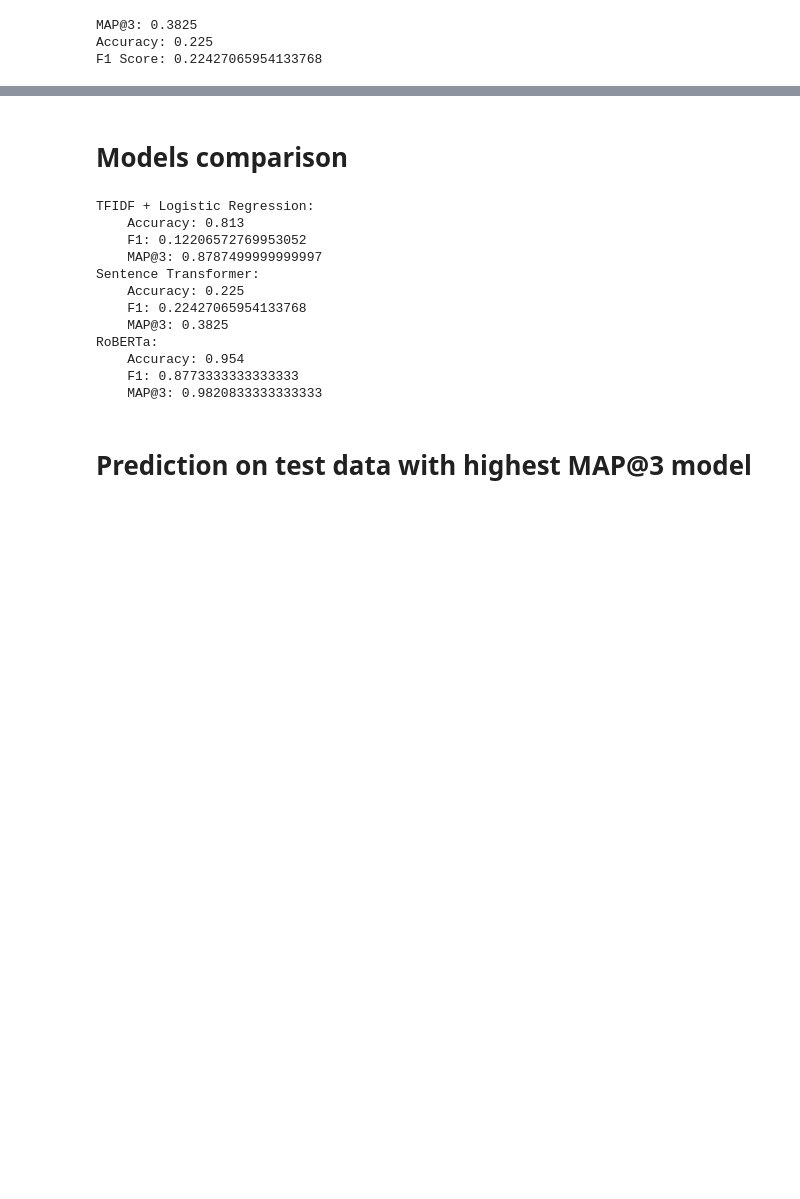
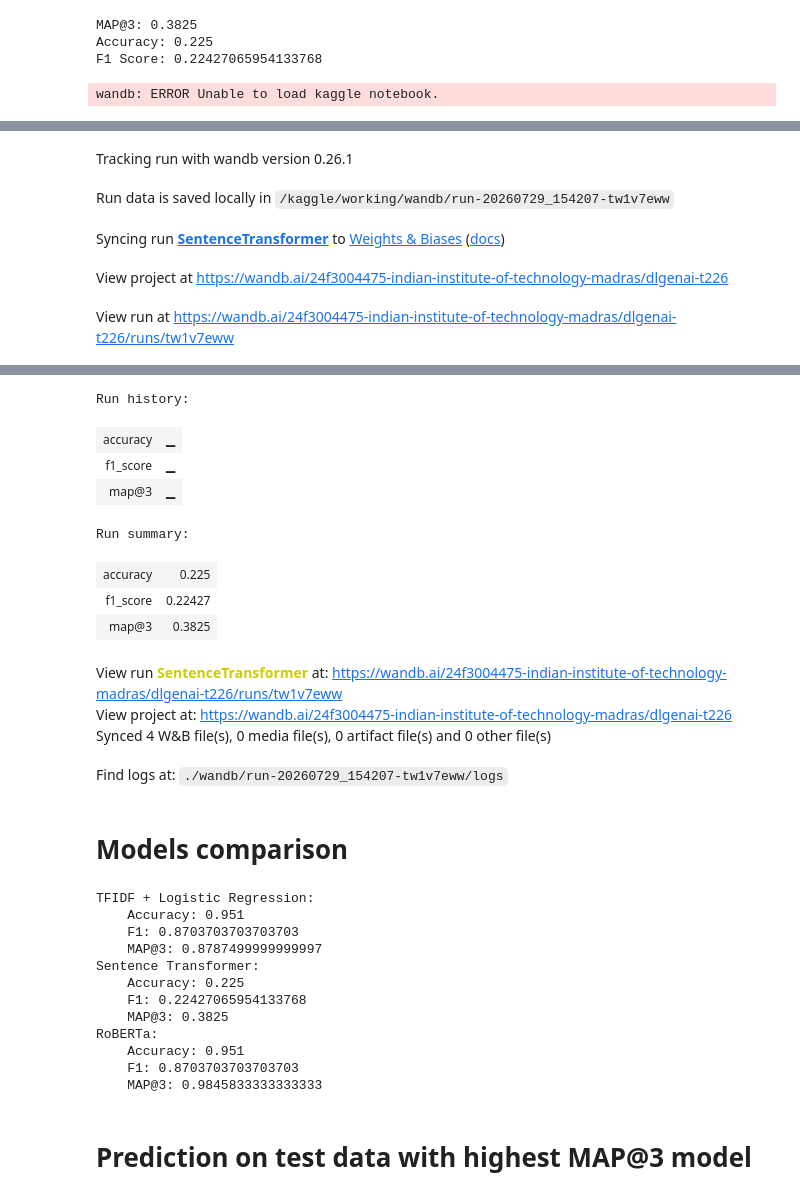
Before and after one commit to SatwikaR-2528/smart-mcq-solver, a Jupyter notebook: DL-24f3004475-notebook-t22026.ipynb, the cells around one changed output, grey strips where cells are left out. Cells and saved outputs as stored; diff of their text form; code cells hidden in the pictures; blank space fills up the shorter version.

```diff
--- a/DL-24f3004475-notebook-t22026.ipynb
+++ b/DL-24f3004475-notebook-t22026.ipynb
@@ -120,12 +120,12 @@ for i in range(0, len(probs), rows_per_q):
     correct_idx = np.argmax(labels_test[i:i+5])
     true_ans.append(options[correct_idx])
 
-def map3(true_answers, predicted_options, k=3):
+def map3(actual, predicted):
     score = 0
-    for actual, preds in zip(true_answers, predicted_options):
-        if actual in preds[:k]:
-            score += 1.0 / (preds.index(actual) + 1)
-    return score / len(true_answers)
+    for a, p in zip(actual, predicted):
+        if a in p:
+            score += 1 / (p.index(a) + 1)
+    return score / len(actual)
 map3_score = map3(true_ans, pred_opt)
 print("MAP@3:", map3_score)
 # %% [output]
@@ -266,14 +303,6 @@ positive_probs = probs[:, 1]
 rows_per_q = 5
 pred_opt = []
 true_ans = []
-
-def map3(actual, predicted):
-    score = 0
-    for a, p in zip(actual, predicted):
-        if a in p:
-            score += 1 / (p.index(a) + 1)
-    return score / len(actual)
-
 for i in range(0, len(positive_probs), rows_per_q):
     q_probs = positive_probs[i:i+5]
     ranked_indices = np.argsort(q_probs)[::-1]
@@ -347,7 +396,9 @@ wandb.init( project="dlgenai-t226",
             config={"Model": "Sentence Transformer",
                     "Embedding Model": "all-MiniLM-L6-v2",
                     "Similarity Metric": "Cosine Similarity"})
-wandb.log({"accuracy": acc,
-            "f1_score": f1,
+wandb.log({"accuracy": acc_s,
+            "f1_score": f1_s,
             "map@3": map3_s})
 wandb.finish()
+# %% [output]
+wandb: ERROR Unable to load kaggle notebook.
@@ -353,0 +406,5 @@ wandb.finish()
+Tracking run with wandb version 0.26.1
+Run data is saved locally in /kaggle/working/wandb/run-20260729_154207-tw1v7eww
+Syncing run SentenceTransformer to Weights & Biases (docs)
+View project at https://wandb.ai/24f3004475-indian-institute-of-technology-madras/dlgenai-t226
+View run at https://wandb.ai/24f3004475-indian-institute-of-technology-madras/dlgenai-t226/runs/tw1v7eww
@@ -354,3 +412,15 @@ wandb.finish()
+Run history:
+| accuracy | ▁ |
+| f1_score | ▁ |
+| map@3 | ▁ |
+Run summary:
+| accuracy | 0.225 |
+| f1_score | 0.22427 |
+| map@3 | 0.3825 |
+View run SentenceTransformer at: https://wandb.ai/24f3004475-indian-institute-of-technology-madras/dlgenai-t226/runs/tw1v7eww
+View project at: https://wandb.ai/24f3004475-indian-institute-of-technology-madras/dlgenai-t226
+Synced 4 W&B file(s), 0 media file(s), 0 artifact file(s) and 0 other file(s)
+Find logs at: ./wandb/run-20260729_154207-tw1v7eww/logs
 # %% [markdown]
 # Models comparison
 # %%
@@ -370,17 +440,17 @@ print("    F1:", f1)
 print("    MAP@3:", map3_r)
 # %% [output]
 TFIDF + Logistic Regression:
-    Accuracy: 0.813
-    F1: 0.12206572769953052
+    Accuracy: 0.951
+    F1: 0.8703703703703703
     MAP@3: 0.8787499999999997
 Sentence Transformer:
     Accuracy: 0.225
     F1: 0.22427065954133768
     MAP@3: 0.3825
 RoBERTa:
-    Accuracy: 0.954
-    F1: 0.8773333333333333
-    MAP@3: 0.9820833333333333
+    Accuracy: 0.951
+    F1: 0.8703703703703703
+    MAP@3: 0.9845833333333333
 # %% [markdown]
 # Prediction on test data with highest MAP@3 model
 # %%
```
Also changed, not shown: parts of 7 cells of this notebook.
